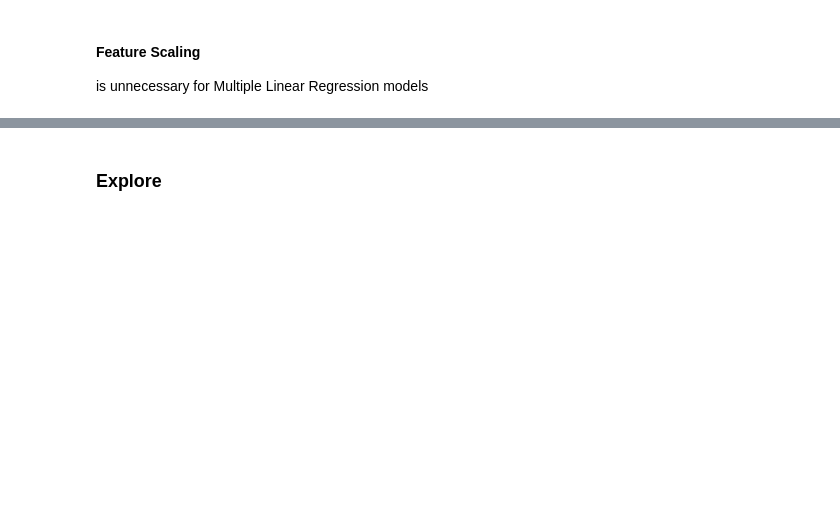
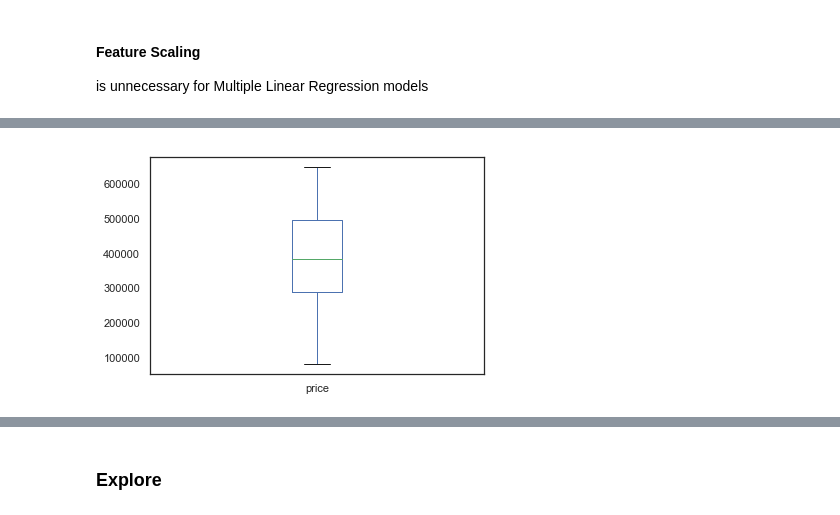
Before and after one commit to sid401/dsc-1-final-project-online-ds-sp-000, a Jupyter notebook: student.ipynb, the cells around one changed output, grey strips where cells are left out. Drawn from its saved outputs; the diff is of its cells as text; code cells hidden in the pictures; blank space fills up the shorter version.

```diff
--- a/student.ipynb
+++ b/student.ipynb
@@ -369,0 +527,4 @@ is unnecessary for Multiple Linear Regression models
+# %%
+df['price'].plot.box();
+# %% [output]
+[figure, added]
```
Also changed, not shown: parts of 66 cells of this notebook.
